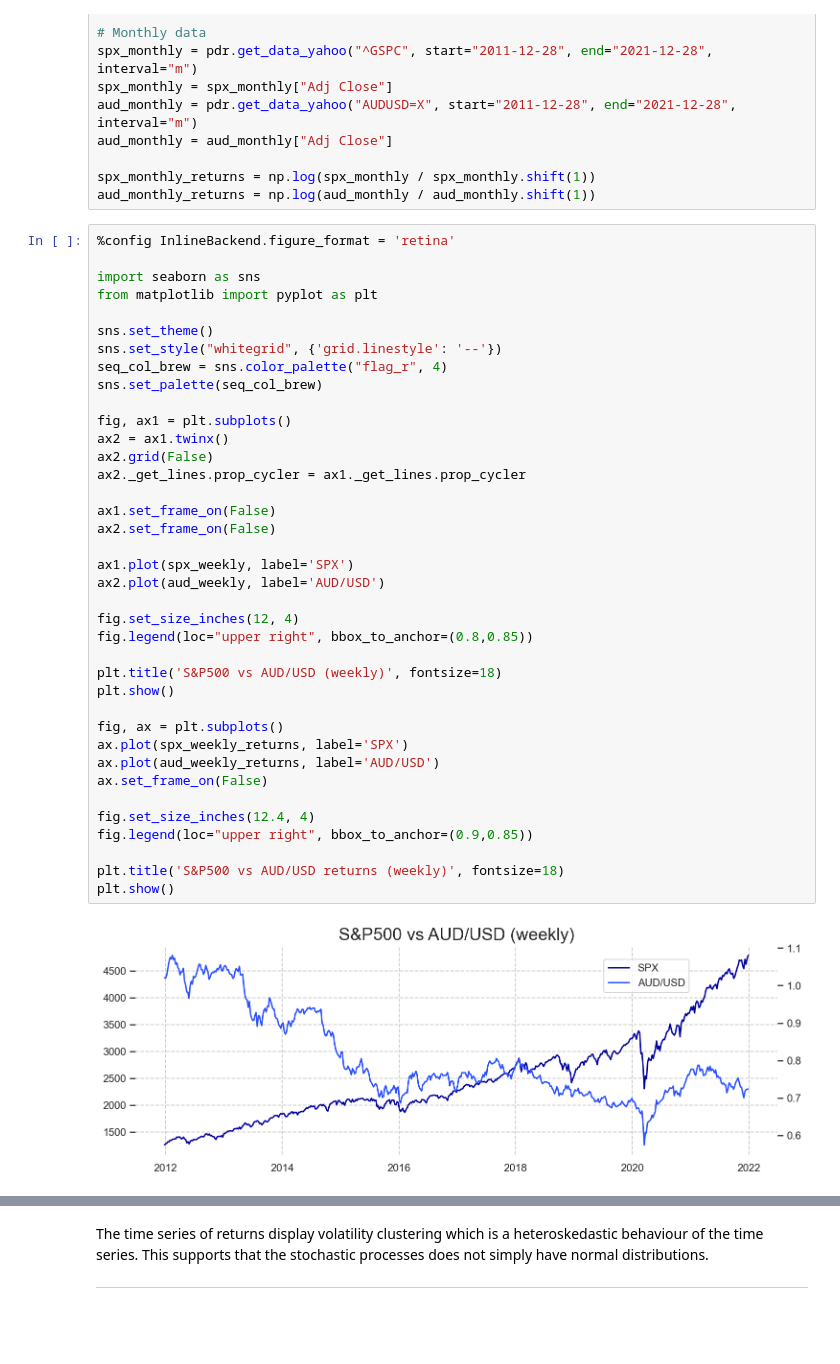
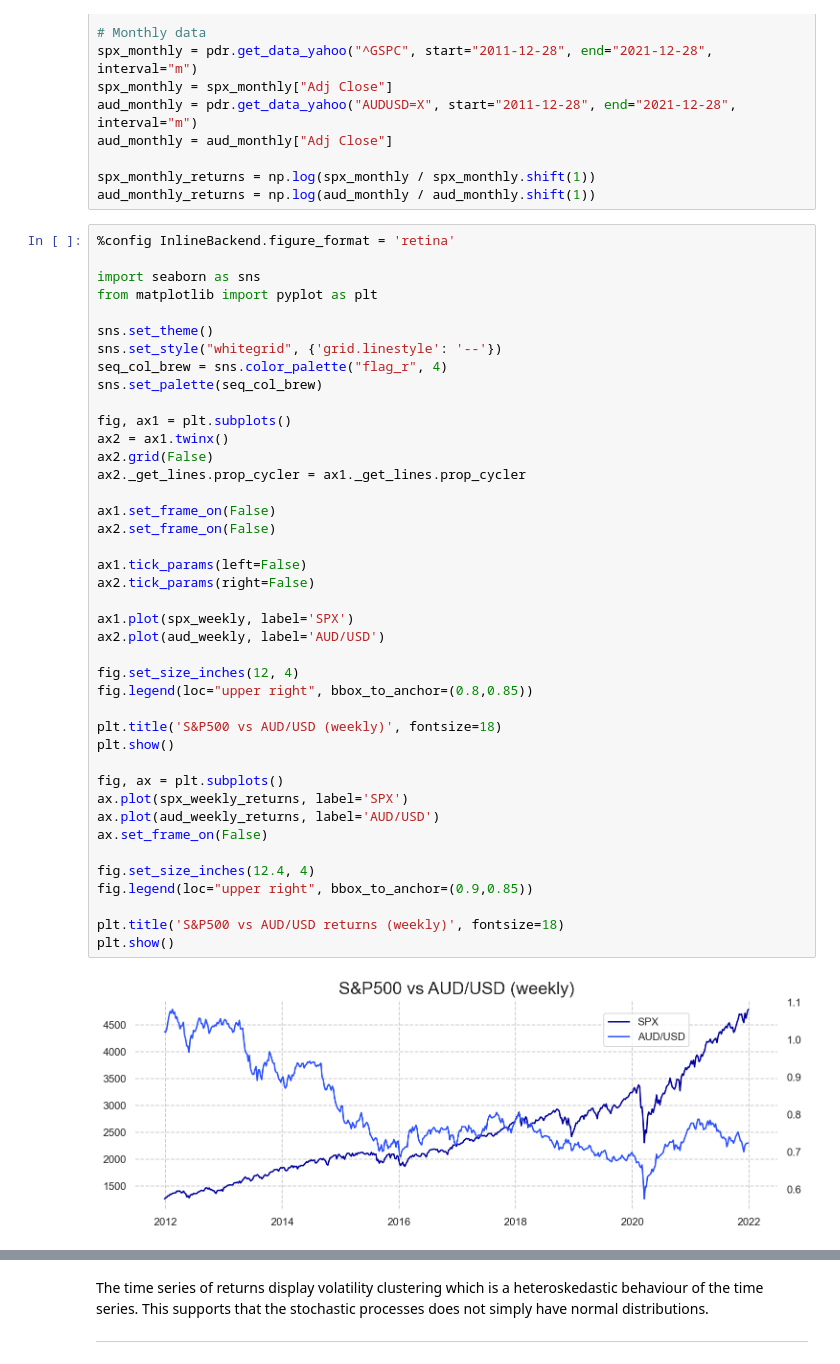
Before and after one commit to Sinbad-The-Sailor/Financial-Mathematics-Notebooks, a Jupyter notebook: volatility_modelling.ipynb, the cells around one changed output, grey strips where cells are left out. Drawn from its saved outputs; the diff is of its cells as text; blank space fills up the shorter version.

```diff
--- a/volatility_modelling.ipynb
+++ b/volatility_modelling.ipynb
@@ -67,34 +67,37 @@ seq_col_brew = sns.color_palette("flag_r", 4)
 sns.set_palette(seq_col_brew)
 
 fig, ax1 = plt.subplots()
 ax2 = ax1.twinx()
 ax2.grid(False)
 ax2._get_lines.prop_cycler = ax1._get_lines.prop_cycler
 
 ax1.set_frame_on(False)
 ax2.set_frame_on(False)
+
+ax1.tick_params(left=False)
+ax2.tick_params(right=False)
 
 ax1.plot(spx_weekly, label='SPX')
 ax2.plot(aud_weekly, label='AUD/USD')
 
 fig.set_size_inches(12, 4)
 fig.legend(loc="upper right", bbox_to_anchor=(0.8,0.85))
 
 plt.title('S&P500 vs AUD/USD (weekly)', fontsize=18)
 plt.show()
 
 fig, ax = plt.subplots()
 ax.plot(spx_weekly_returns, label='SPX')
 ax.plot(aud_weekly_returns, label='AUD/USD')
 ax.set_frame_on(False)
 
 fig.set_size_inches(12.4, 4)
 fig.legend(loc="upper right", bbox_to_anchor=(0.9,0.85))
 
 plt.title('S&P500 vs AUD/USD returns (weekly)', fontsize=18)
 plt.show()
 # %% [output]
-[figure, old version]
+[figure, new version]
 [figure]
 # %% [markdown]
 The time series of returns display volatility clustering which is a heteroskedastic behaviour of the time series. This supports that the stochastic processes does not simply have normal distributions.
```
Also changed, not shown: 1 other file.
